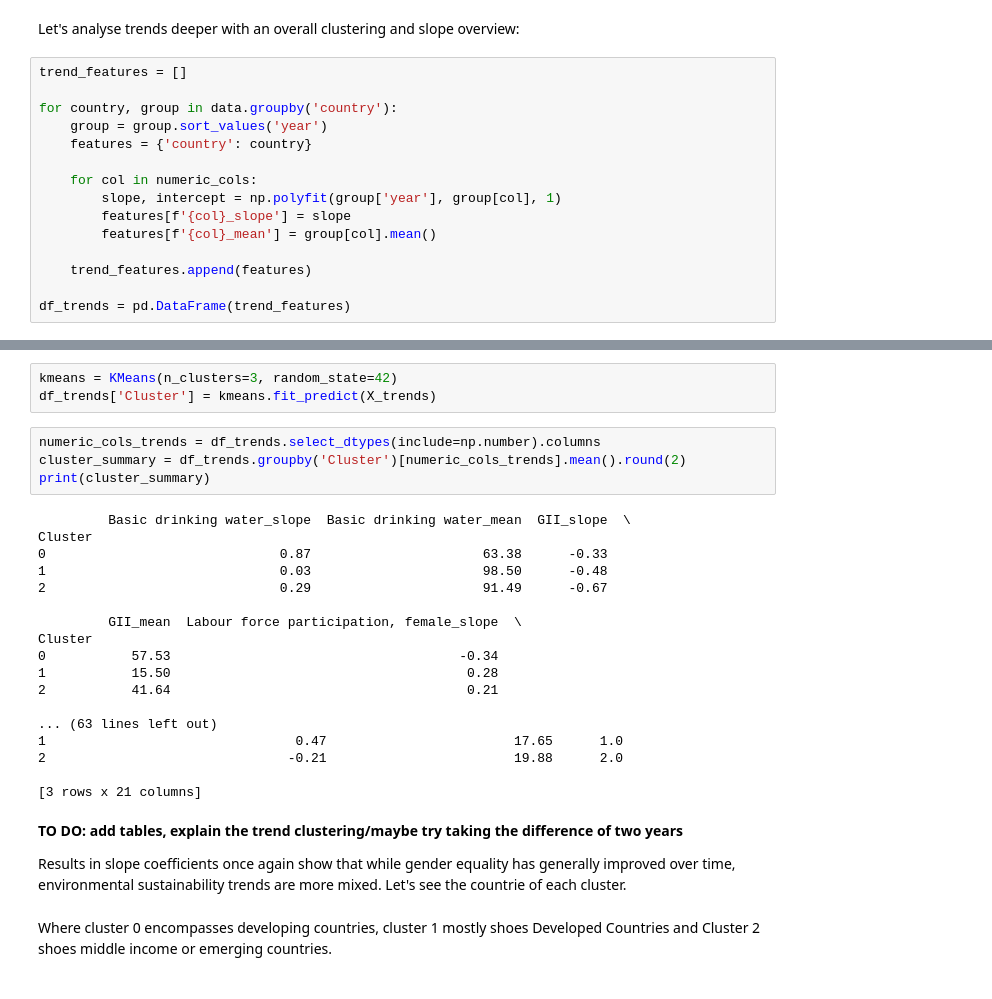
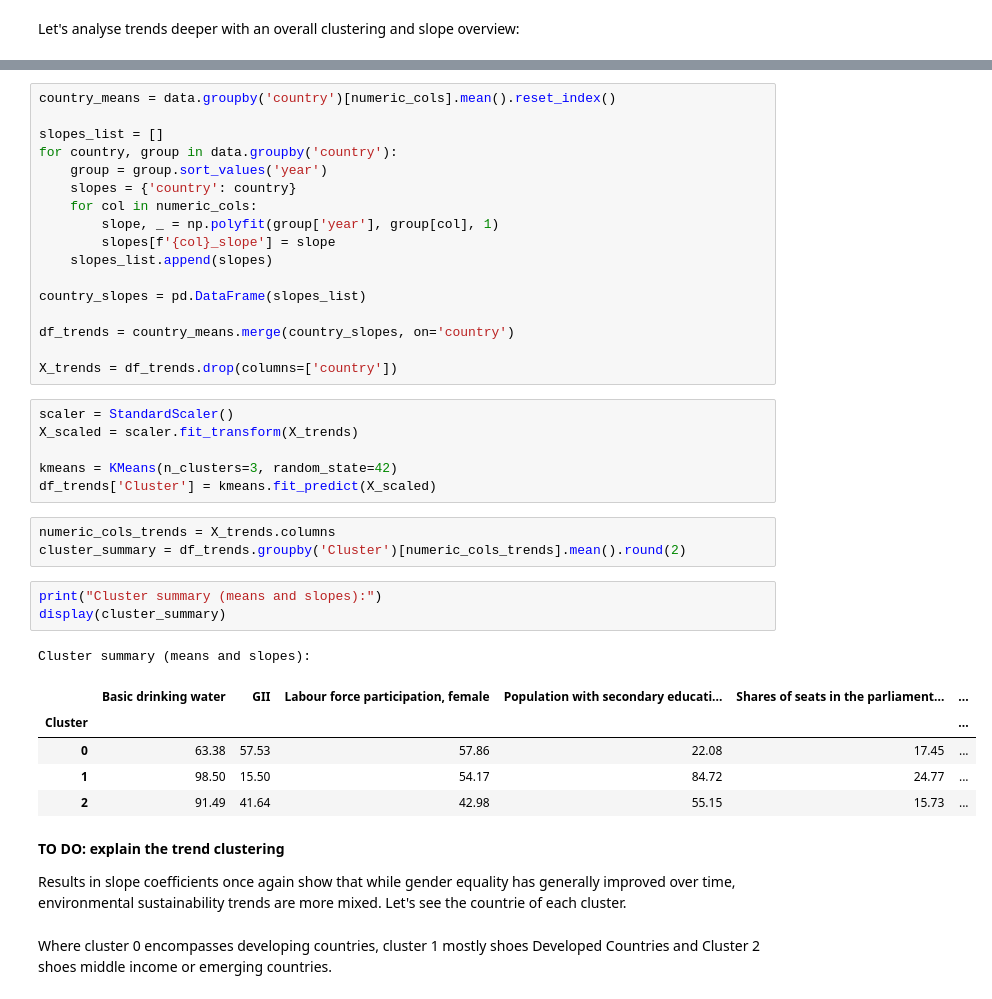
Before and after one commit to lukavicius/Gender-Equality-and-Sustainability, a Jupyter notebook: Project.ipynb, the cells around one changed output, grey strips where cells are left out. Saved outputs shown, nothing was run; the diff lists cells and outputs as text.

```diff
--- a/Project.ipynb
+++ b/Project.ipynb
@@ -1095,18 +1061,3 @@ Clusters 0 and 2 seem to have switched. More countries join cluster 1, the numbe
 ## 4.2. Trends
 # %% [markdown]
  Let's analyse trends deeper with an overall clustering and slope overview:
-# %%
-trend_features = []
-
-for country, group in data.groupby('country'):
-    group = group.sort_values('year')
-    features = {'country': country}
-
-    for col in numeric_cols:
-        slope, intercept = np.polyfit(group['year'], group[col], 1)
-        features[f'{col}_slope'] = slope
-        features[f'{col}_mean'] = group[col].mean()
-
-    trend_features.append(features)
-
-df_trends = pd.DataFrame(trend_features)
@@ -1116,30 +1064,41 @@ X_trends = scaler.fit_transform(df_trends.drop(columns='country'))
-# %%
-kmeans = KMeans(n_clusters=3, random_state=42)
-df_trends['Cluster'] = kmeans.fit_predict(X_trends)
-# %%
-numeric_cols_trends = df_trends.select_dtypes(include=np.number).columns
-cluster_summary = df_trends.groupby('Cluster')[numeric_cols_trends].mean().round(2)
-print(cluster_summary)
-# %% [output]
-         Basic drinking water_slope  Basic drinking water_mean  GII_slope  \
-Cluster
-0                              0.87                      63.38      -0.33
-1                              0.03                      98.50      -0.48
-2                              0.29                      91.49      -0.67
-
-         GII_mean  Labour force participation, female_slope  \
-Cluster
-0           57.53                                     -0.34
-1           15.50                                      0.28
-2           41.64                                      0.21
-
-... (63 lines left out)
-1                                0.47                        17.65      1.0
-2                               -0.21                        19.88      2.0
-
-[3 rows x 21 columns]
+# %%
+country_means = data.groupby('country')[numeric_cols].mean().reset_index()
+
+slopes_list = []
+for country, group in data.groupby('country'):
+    group = group.sort_values('year')
+    slopes = {'country': country}
+    for col in numeric_cols:
+        slope, _ = np.polyfit(group['year'], group[col], 1)
+        slopes[f'{col}_slope'] = slope
+    slopes_list.append(slopes)
+
+country_slopes = pd.DataFrame(slopes_list)
+
+df_trends = country_means.merge(country_slopes, on='country')
+
+X_trends = df_trends.drop(columns=['country'])
+# %%
+scaler = StandardScaler()
+X_scaled = scaler.fit_transform(X_trends)
+
+kmeans = KMeans(n_clusters=3, random_state=42)
+df_trends['Cluster'] = kmeans.fit_predict(X_scaled)
+# %%
+numeric_cols_trends = X_trends.columns
+cluster_summary = df_trends.groupby('Cluster')[numeric_cols_trends].mean().round(2)
+# %%
+print("Cluster summary (means and slopes):")
+display(cluster_summary)
+# %% [output]
+Cluster summary (means and slopes):
+|  | Basic drinking water | GII | Labour force participation, female | Population with secondary educati... | Shares of seats in the parliament... | ... |
+| Cluster |  |  |  |  |  | ... |
+| 0 | 63.38 | 57.53 | 57.86 | 22.08 | 17.45 | ... |
+| 1 | 98.50 | 15.50 | 54.17 | 84.72 | 24.77 | ... |
+| 2 | 91.49 | 41.64 | 42.98 | 55.15 | 15.73 | ... |
 # %% [markdown]
-**TO DO: add tables, explain the trend clustering/maybe try taking the difference of two years**
+**TO DO:  explain the trend clustering**
 
 Results in slope coefficients once again show that while gender equality has generally improved over time, environmental sustainability trends are more mixed. Let's see the countrie of each cluster.
 # %% [markdown]
```
Also changed, not shown: parts of 13 cells of this notebook.
